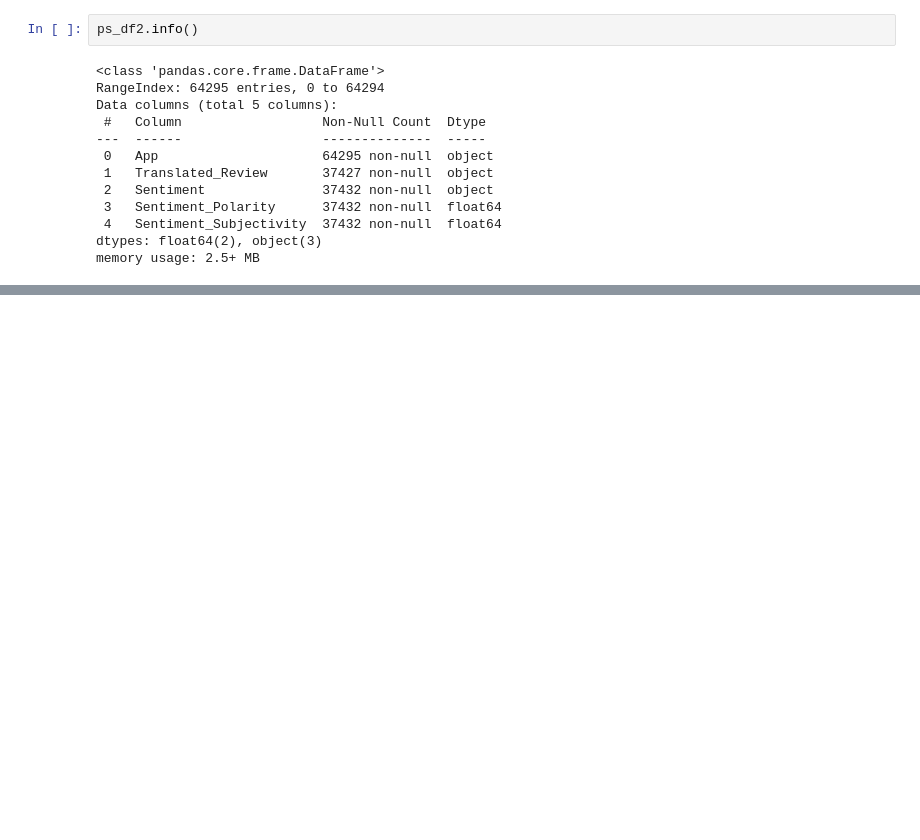
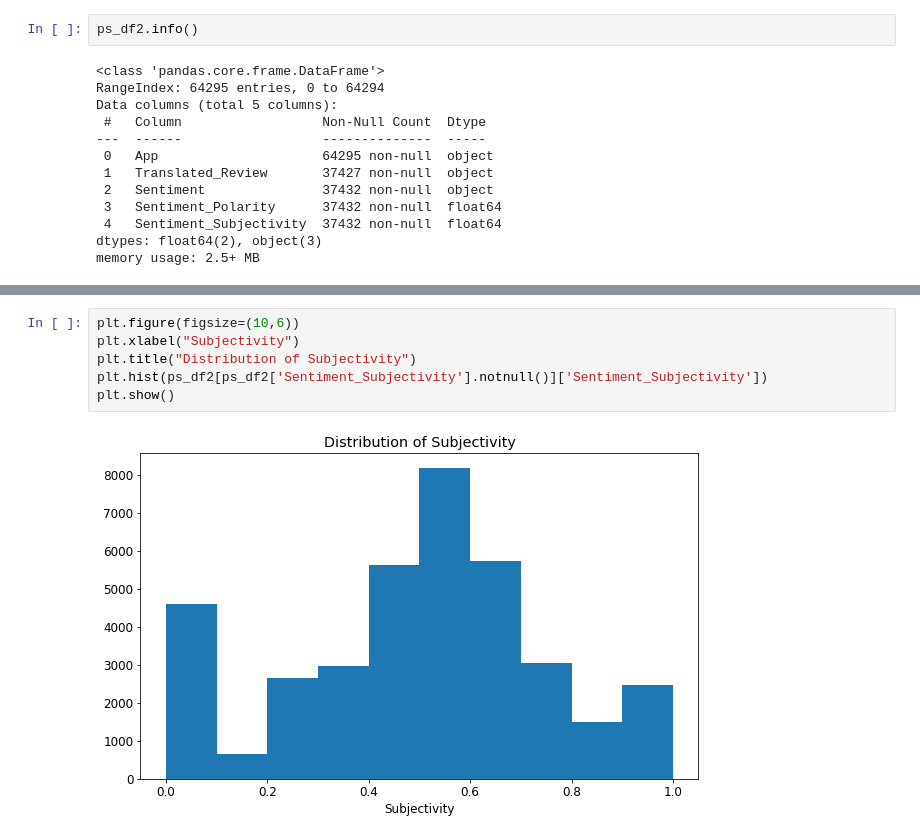
Before and after one commit to Navjotkhatri/EDA-Play-Store-App-Review-Analysis, a Jupyter notebook: EDA_Play_Store_App_Review_Analysis_Capstone_Project.ipynb, the cells around one changed output, grey strips where cells are left out. Drawn from its saved outputs; the diff is of its cells as text; blank space fills up the shorter version.

```diff
--- a/EDA_Play_Store_App_Review_Analysis_Capstone_Project.ipynb
+++ b/EDA_Play_Store_App_Review_Analysis_Capstone_Project.ipynb
@@ -743,0 +803,8 @@ memory usage: 2.5+ MB
+# %%
+plt.figure(figsize=(10,6))
+plt.xlabel("Subjectivity")
+plt.title("Distribution of Subjectivity")
+plt.hist(ps_df2[ps_df2['Sentiment_Subjectivity'].notnull()]['Sentiment_Subjectivity'])
+plt.show()
+# %% [output]
+[figure, added]
```
Also changed, not shown: parts of 13 cells of this notebook.
